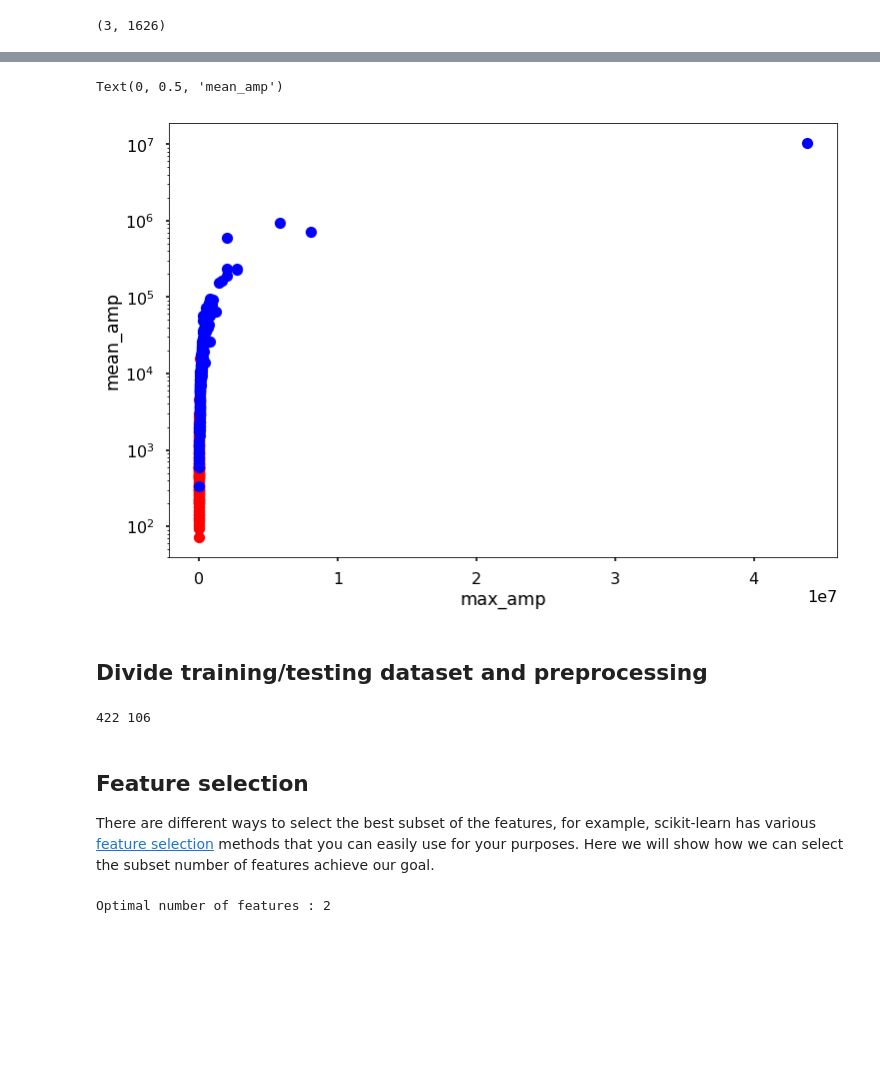
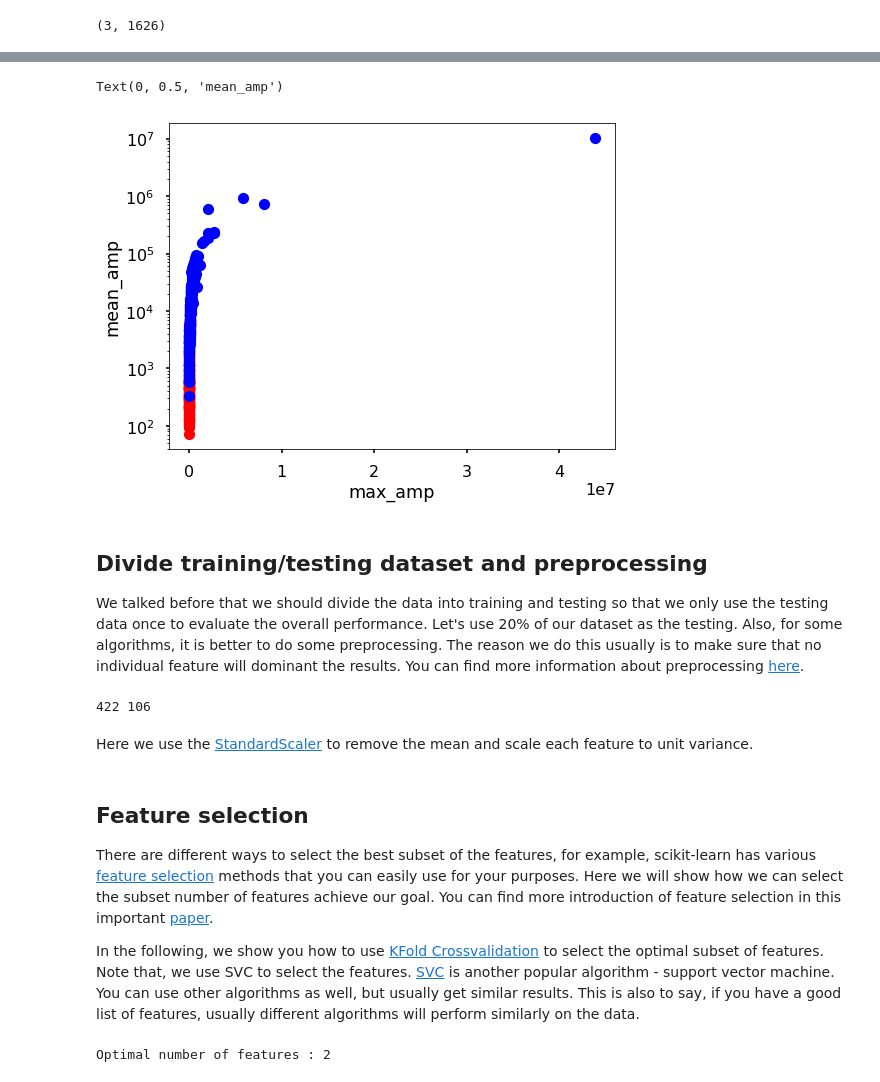
Before and after one commit to qingkaikong/SSA_Machine_Learning_2019, a Jupyter notebook: notebooks/04_classification_examples.ipynb, the cells around one changed output, grey strips where cells are left out. Drawn from its saved outputs; the diff is of its cells as text; code cells hidden in the pictures; blank space fills up the shorter version.

```diff
--- a/notebooks/04_classification_examples.ipynb
+++ b/notebooks/04_classification_examples.ipynb
@@ -118,29 +163,35 @@ Text(0, 0.5, 'max_amp')
 # %%
-plt.figure(figsize = (12, 8))
+plt.figure(figsize = (8, 6))
 for i, c in zip([0, 1], ['r', 'b']):
     ix = y == i
     plt.plot(X[:, 1][ix], X[:, 0][ix], 'o', color = c)
     plt.yscale('log')
 plt.xlabel('max_amp')
 plt.ylabel('mean_amp')
 # %% [output]
 Text(0, 0.5, 'mean_amp')
-[figure, old version]
+[figure, new version]
-# %% [markdown]
-## Divide training/testing dataset and preprocessing
+# %% [markdown]
+## Divide training/testing dataset and preprocessing
+
+We talked before that we should divide the data into training and testing so that we only use the testing data once to evaluate the overall performance. Let's use 20% of our dataset as the testing. Also, for some algorithms, it is better to do some preprocessing. The reason we do this usually is to make sure that no individual feature will dominant the results. You can find more information about preprocessing [here](https://scikit-learn.org/stable/modules/preprocessing.html).
 # %%
 X_train, X_test, y_train, y_test = train_test_split(X, y, test_size=.2, random_state = 7)
 # %%
 print(len(X_train), len(X_test))
 # %% [output]
 422 106
+# %% [markdown]
+Here we use the [StandardScaler](https://scikit-learn.org/stable/modules/generated/sklearn.preprocessing.StandardScaler.html) to remove the mean and scale each feature to unit variance.
 # %%
 standard_scaler = StandardScaler()
 X_train_scale = standard_scaler.fit_transform(X_train)
 # %% [markdown]
 ## Feature selection
 
-There are different ways to select the best subset of the features, for example, scikit-learn has various [feature selection](https://scikit-learn.org/stable/modules/feature_selection.html) methods that you can easily use for your purposes. Here we will show how we can select the subset number of features achieve our goal.
+There are different ways to select the best subset of the features, for example, scikit-learn has various [feature selection](https://scikit-learn.org/stable/modules/feature_selection.html) methods that you can easily use for your purposes. Here we will show how we can select the subset number of features achieve our goal. You can find more introduction of feature selection in this important [paper](http://www.jmlr.org/papers/volume3/guyon03a/guyon03a.pdf).
+
+In the following, we show you how to use [KFold Crossvalidation](https://scikit-learn.org/stable/modules/generated/sklearn.model_selection.KFold.html) to select the optimal subset of features. Note that, we use SVC to select the features. [SVC](https://scikit-learn.org/stable/modules/generated/sklearn.svm.SVC.html) is another popular algorithm - support vector machine. You can use other algorithms as well, but usually get similar results. This is also to say, if you have a good list of features, usually different algorithms will perform similarly on the data.
 # %%
 from sklearn.svm import SVC
 from sklearn.feature_selection import RFECV
```
Also changed, not shown: parts of 35 cells of this notebook.
